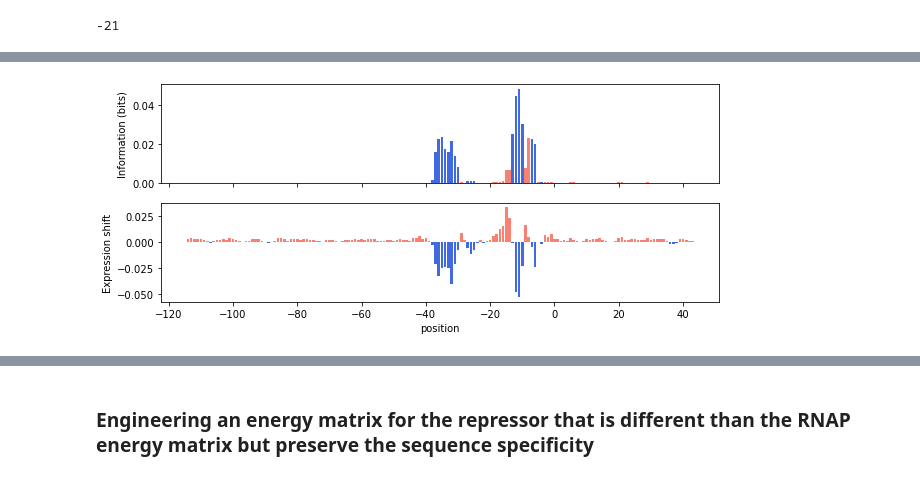
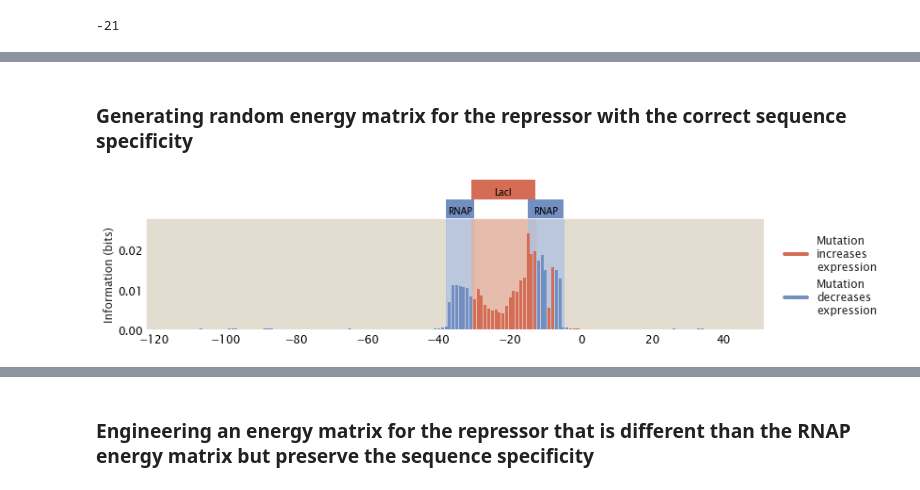
Before and after one commit to RPGroup-PBoC/theoretical_regseq, a Jupyter notebook: notebooks/overlapping_binding_sites.ipynb, the cells around one changed output, grey strips where cells are left out. Cells and saved outputs as stored; diff of their text form; code cells hidden in the pictures.

Commit message:
more on overlapping binding sites

```diff
--- a/notebooks/overlapping_binding_sites.ipynb
+++ b/notebooks/overlapping_binding_sites.ipynb
@@ -62,14 +62,3 @@ rep_site = rnap_site[(len(rnap_site) - len(original_rep_site)):(len(rnap_site))]
 df = pd.read_csv('../data/ecoli_gene_list.csv')
 lacZYA_TSS = int(df[(df.gene == 'lacZ') & (df.promoter == 'lacZp1')]['tss'].iloc[0])
 promoter = tregs.seq_utils.get_regulatory_region(genome, lacZYA_TSS, reverse=True)
-# %%
-def generate_emap(seq, max_mut_energy):
-    nt_index = {'A': 0, 'C': 1, 'G': 2, 'T': 3}
-
-    emat = np.zeros((4, len(seq)))
-    for i,nt in enumerate(seq):
-        for j in range(4):
-            if j != nt_index[nt]:
-                emat[j, i] = np.random.uniform(low=0.1, high=max_mut_energy)
-
-    return emat
@@ -206,19 +155,32 @@ exshift_list = tregs.footprint.get_expression_shift(mut_list, mu_data.values, pr
-# %%
-fig, axes = plt.subplots(2, 1, figsize=(10, 4),
-                       sharex=True)
-ax1, ax2 = axes
-
-ax1.set_ylabel('Information (bits)')
-ax2.set_ylabel('Expression shift')
-ax2.set_xlabel('position')
-
-windowsize = 3
-cut = int((windowsize - 1) / 2)
-x = np.arange(-115 + cut, 45 - cut)
-shiftcolors = [('salmon' if exshift > 0 else 'royalblue') for exshift in exshift_list]
-ax1.bar(x, footprint, edgecolor=None, color=shiftcolors)
-ax2.bar(x, exshift_list, edgecolor=None, color=shiftcolors)
-#plt.savefig('../figs/lacI_synthetic_footprint_5_15.png', dpi=300, bbox_inches='tight')
-plt.show()
-# %% [output]
-[figure, removed]
+# %% [markdown]
+### Generating random energy matrix for the repressor with the correct sequence specificity
+# %%
+def generate_emap(seq, fixed=False,
+                  fixed_value=1,
+                  max_mut_energy=0.5):
+    nt_index = {'A': 0, 'C': 1, 'G': 2, 'T': 3}
+
+    emat = np.zeros((4, len(seq)))
+    for i,nt in enumerate(seq):
+        for j in range(4):
+            if j != nt_index[nt]:
+                if fixed:
+                    emat[j, i] = fixed_value
+                else:
+                    emat[j, i] = np.random.uniform(low=0.1, high=max_mut_energy)
+
+    return emat
+# %%
+rep_site = rnap_site[(len(rnap_site) - len(original_rep_site) - 10):(len(rnap_site) - 10)]
+rep_emat = generate_emap(rep_site, fixed=True, fixed_value=1)
+
+n_NS = len(genome)
+ep_wt, er_wt = -5, -15
+n_p = 4600
+n_r = 15
+
+df = tregs.simulate.simrep(promoter, rnap_site, rep_site, rnap_emat, rep_emat,
+                           ep_wt, er_wt, n_NS, n_p, n_r)
+plot_footprint(df, promoter.find(rep_site) - 115)
+# %% [output]
+[figure, added]
```
Also changed, not shown: parts of 17 cells of this notebook.
